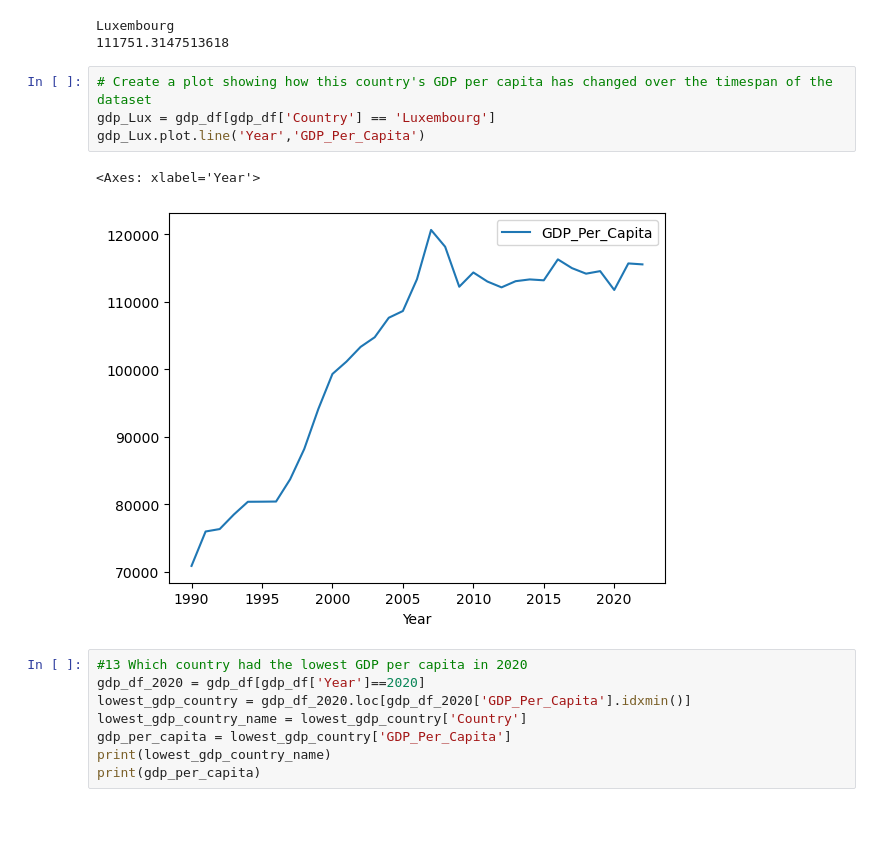
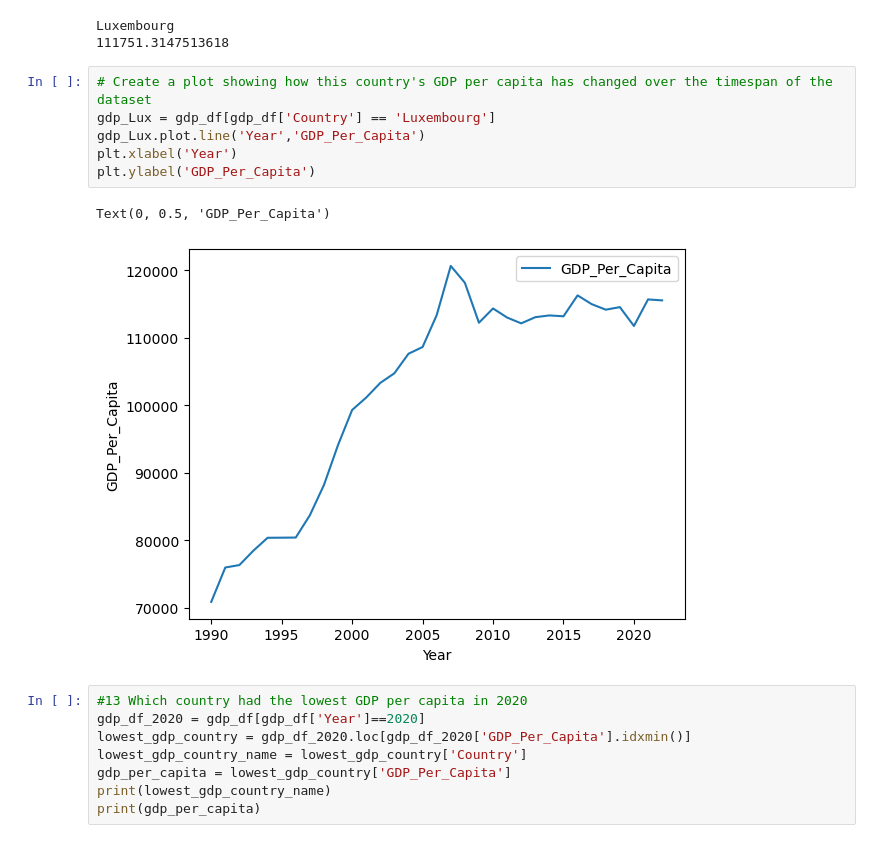
Before and after one commit to NSS-Data-Analytics-Cohort-10/gdp-and-internet-usage-Eliab16, a Jupyter notebook: notebooks/python1.ipynb, the cells around one changed output. Drawn from its saved outputs; the diff is of its cells as text.

```diff
--- a/notebooks/python1.ipynb
+++ b/notebooks/python1.ipynb
@@ -190,10 +190,12 @@ Luxembourg
 # %%
 # Create a plot showing how this country's GDP per capita has changed over the timespan of the dataset
 gdp_Lux = gdp_df[gdp_df['Country'] == 'Luxembourg']
 gdp_Lux.plot.line('Year','GDP_Per_Capita')
+plt.xlabel('Year')
+plt.ylabel('GDP_Per_Capita')
 # %% [output]
-<Axes: xlabel='Year'>
+Text(0, 0.5, 'GDP_Per_Capita')
-[figure, old version]
+[figure, new version]
 # %%
 #13 Which country had the lowest GDP per capita in 2020
 gdp_df_2020 = gdp_df[gdp_df['Year']==2020]
```
Also changed, not shown: parts of 7 cells of this notebook.
